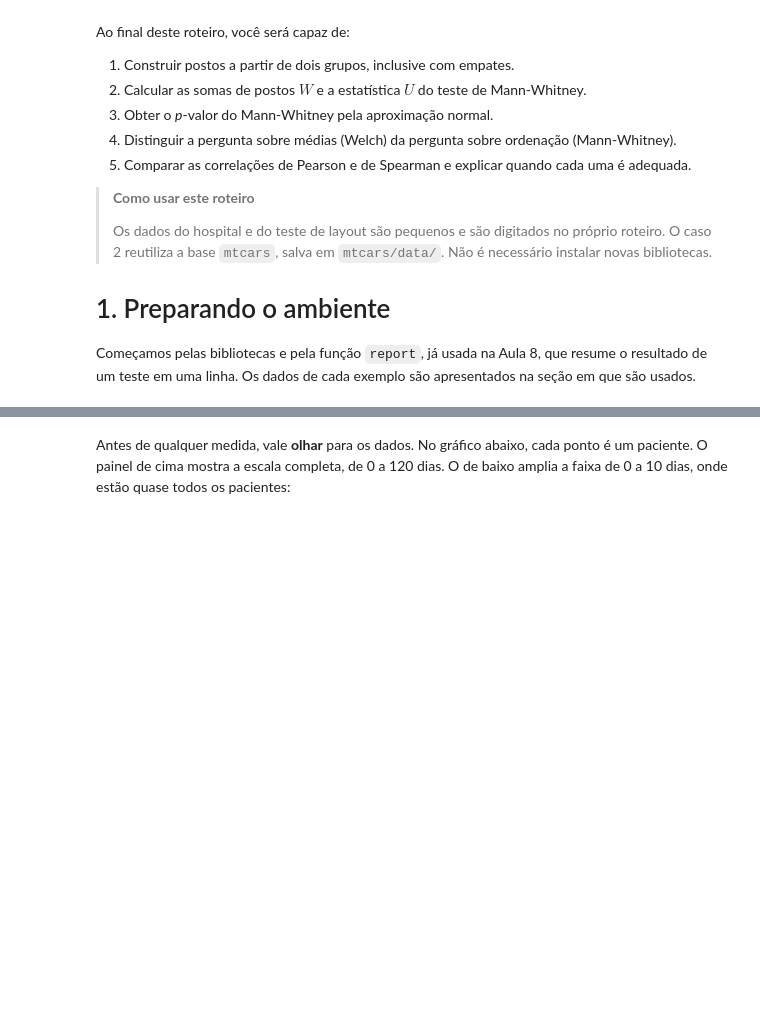
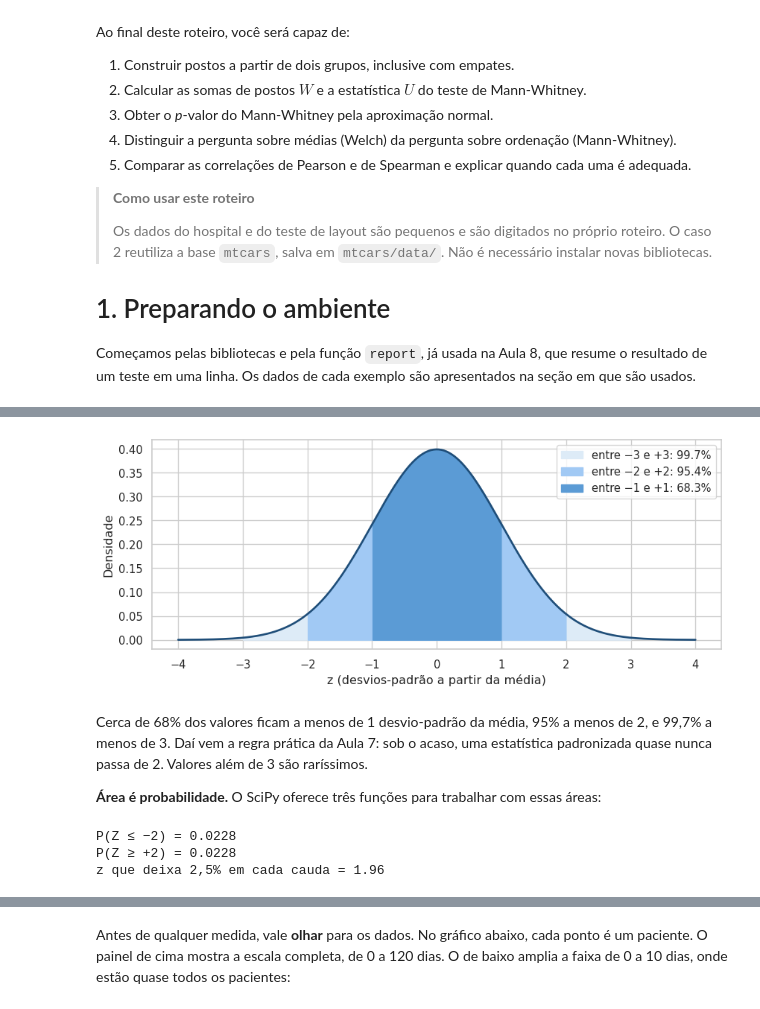
Before and after one commit to oandrefonseca/data-science, a Jupyter notebook: aulas/09-testes-nao-parametricos.ipynb, the cells around one changed output, grey strips where cells are left out. Drawn from its saved outputs; the diff is of its cells as text; code cells hidden in the pictures; blank space fills up the shorter version.

```diff
--- a/aulas/09-testes-nao-parametricos.ipynb
+++ b/aulas/09-testes-nao-parametricos.ipynb
@@ -121,0 +152,35 @@ digitados diretamente no roteiro:
+# %%
+# Normal padrão com as faixas de 1, 2 e 3 desvios-padrão
+grid = np.linspace(-4, 4, 400)
+density = stats.norm.pdf(grid)
+
+fig, ax = plt.subplots(figsize=(9, 3.8))
+ax.plot(grid, density, color="#1F4E79", linewidth=2)
+for k, color in [(3, "#DDEBF7"), (2, "#A1C9F4"), (1, "#5B9BD5")]:
+    area = stats.norm.cdf(k) - stats.norm.cdf(-k)
+    ax.fill_between(grid, density, where=np.abs(grid) <= k, color=color,
+                    label=f"entre −{k} e +{k}: {area:.1%}")
+ax.set(xlabel="z (desvios-padrão a partir da média)", ylabel="Densidade",
+       xticks=range(-4, 5))
+ax.legend(loc="upper right")
+plt.tight_layout()
+plt.show()
+# %% [output]
+[figure, added]
+# %% [markdown]
+Cerca de 68% dos valores ficam a menos de 1 desvio-padrão da média, 95%
+a menos de 2, e 99,7% a menos de 3. Daí vem a regra prática da Aula 7:
+sob o acaso, uma estatística padronizada quase nunca passa de 2. Valores
+além de 3 são raríssimos.
+
+**Área é probabilidade.** O SciPy oferece três funções para trabalhar
+com essas áreas:
+# %%
+# Áreas da normal padrão e o caminho inverso, da área para o z
+print(f"P(Z ≤ −2) = {stats.norm.cdf(-2):.4f}")
+print(f"P(Z ≥ +2) = {stats.norm.sf(2):.4f}")
+print(f"z que deixa 2,5% em cada cauda = {stats.norm.ppf(0.975):.2f}")
+# %% [output]
+P(Z ≤ −2) = 0.0228
+P(Z ≥ +2) = 0.0228
+z que deixa 2,5% em cada cauda = 1.96
```
Also changed, not shown: parts of 9 cells of this notebook, 29 other files.
